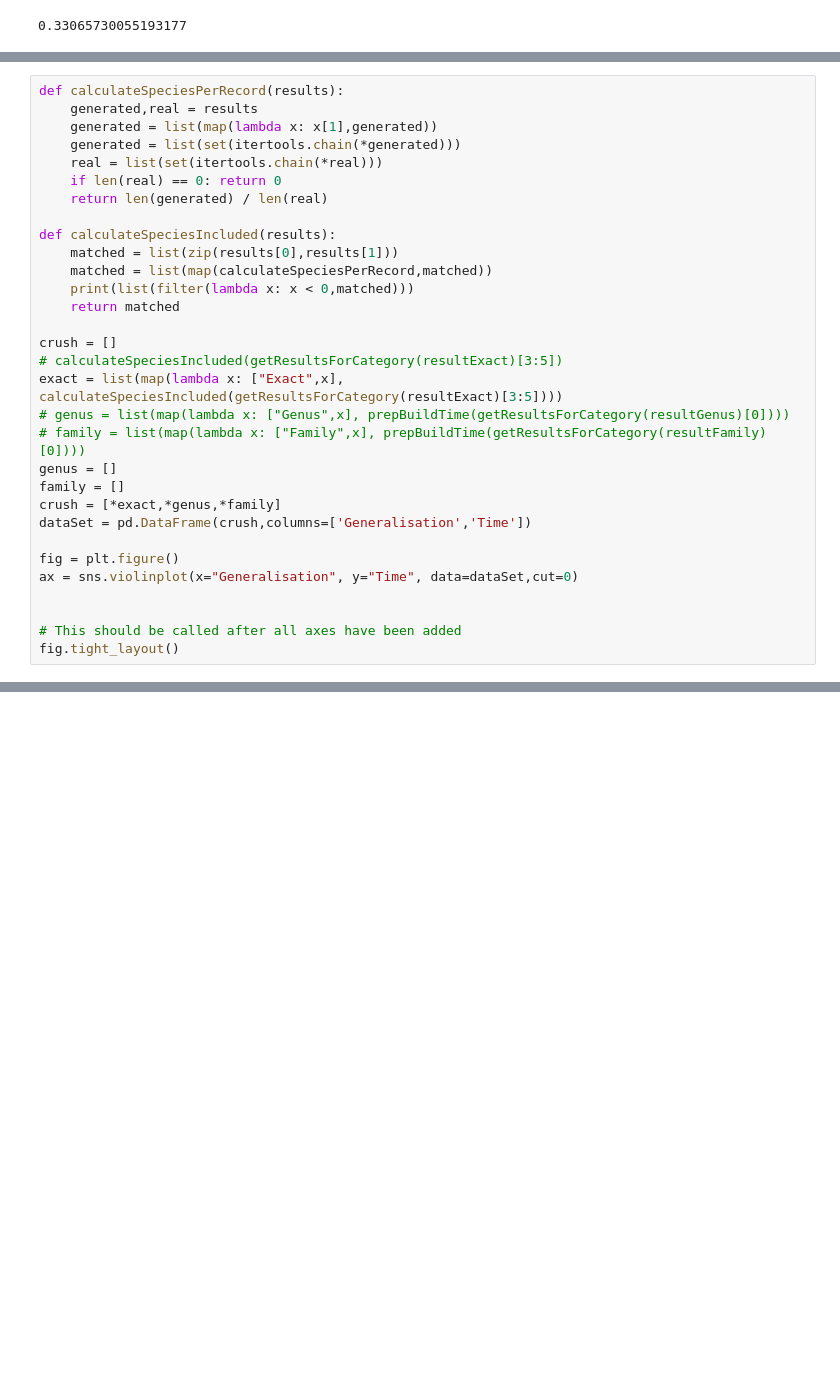
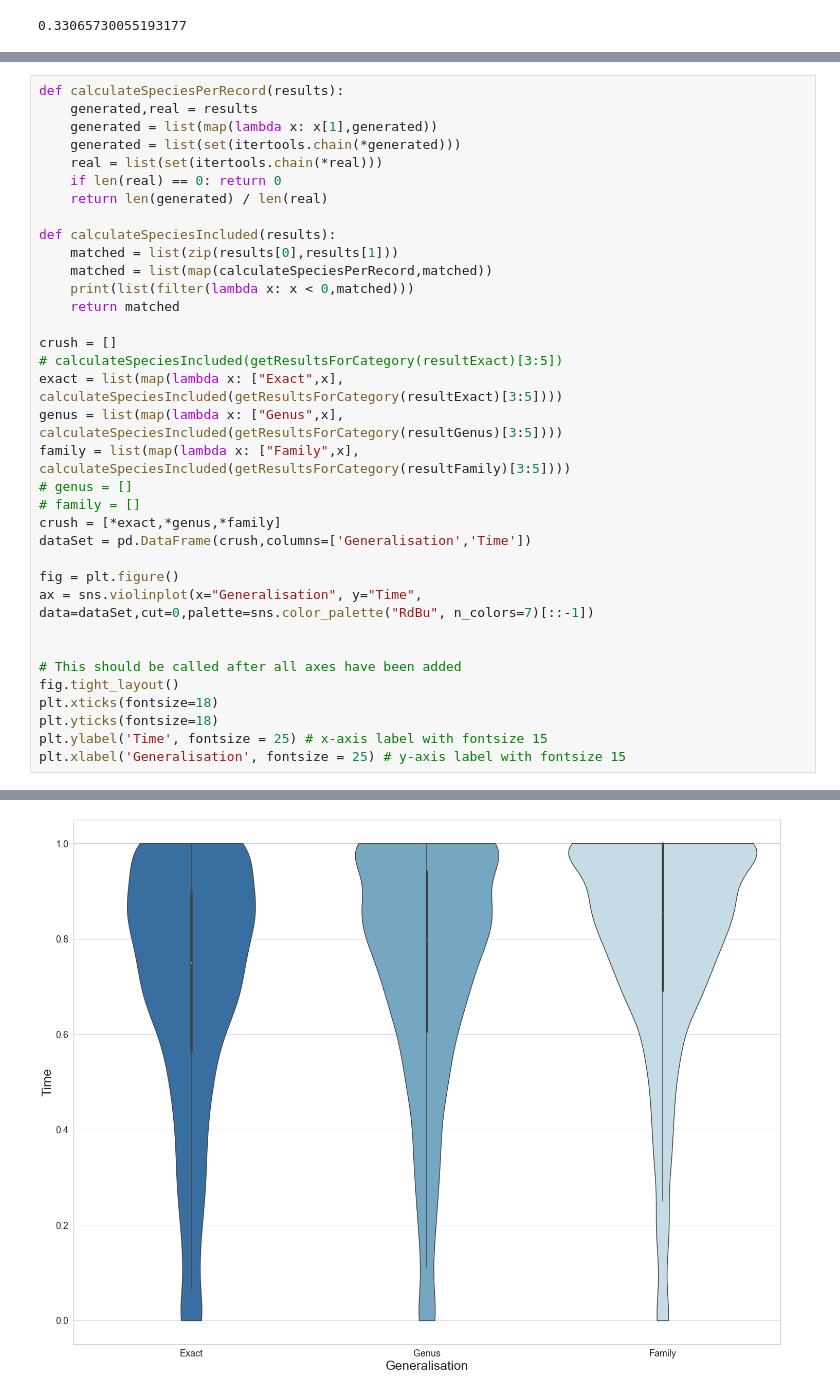
Before and after one commit to Daniel-Davies/MedeinaPublicationTests, a Jupyter notebook: usability.ipynb, the cells around one changed output, grey strips where cells are left out. Drawn from its saved outputs; the diff is of its cells as text; blank space fills up the shorter version.

```diff
--- a/usability.ipynb
+++ b/usability.ipynb
@@ -175,16 +195,21 @@ def calculateSpeciesIncluded(results):
 crush = []
 # calculateSpeciesIncluded(getResultsForCategory(resultExact)[3:5])
 exact = list(map(lambda x: ["Exact",x], calculateSpeciesIncluded(getResultsForCategory(resultExact)[3:5])))
-# genus = list(map(lambda x: ["Genus",x], prepBuildTime(getResultsForCategory(resultGenus)[0])))
-# family = list(map(lambda x: ["Family",x], prepBuildTime(getResultsForCategory(resultFamily)[0])))
-genus = []
-family = []
+genus = list(map(lambda x: ["Genus",x], calculateSpeciesIncluded(getResultsForCategory(resultGenus)[3:5])))
+family = list(map(lambda x: ["Family",x], calculateSpeciesIncluded(getResultsForCategory(resultFamily)[3:5])))
+# genus = []
+# family = []
 crush = [*exact,*genus,*family]
 dataSet = pd.DataFrame(crush,columns=['Generalisation','Time'])
 
 fig = plt.figure()
-ax = sns.violinplot(x="Generalisation", y="Time", data=dataSet,cut=0)
+ax = sns.violinplot(x="Generalisation", y="Time", data=dataSet,cut=0,palette=sns.color_palette("RdBu", n_colors=7)[::-1])
 
 
 # This should be called after all axes have been added
 fig.tight_layout()
+plt.xticks(fontsize=18)
+plt.yticks(fontsize=18)
+plt.ylabel('Time', fontsize = 25) # x-axis label with fontsize 15
+plt.xlabel('Generalisation', fontsize = 25) # y-axis label with fontsize 15
+# %% [output]
@@ -190,0 +220 @@ fig.tight_layout()
+[figure, added]
```
Also changed, not shown: parts of 7 cells of this notebook, 11 other files.
